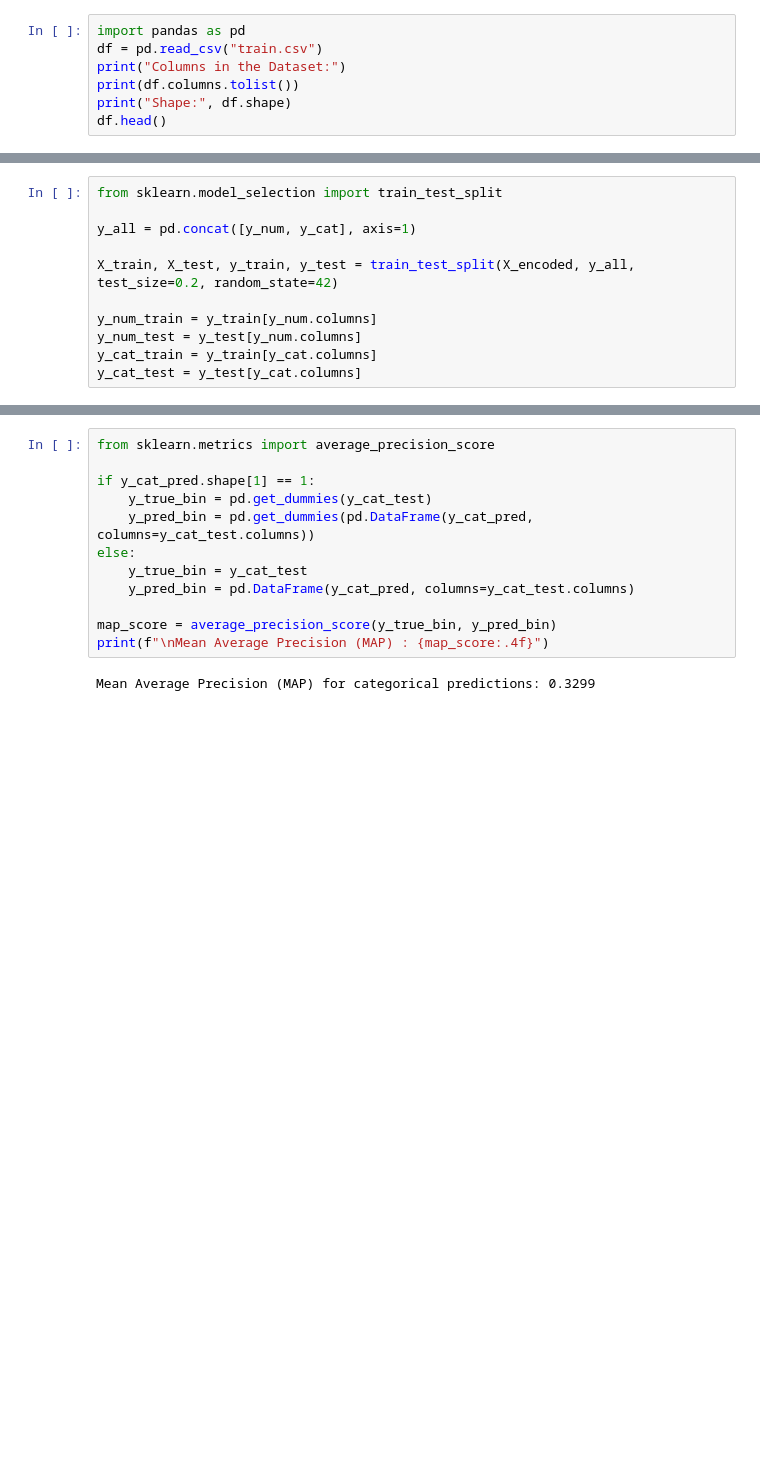
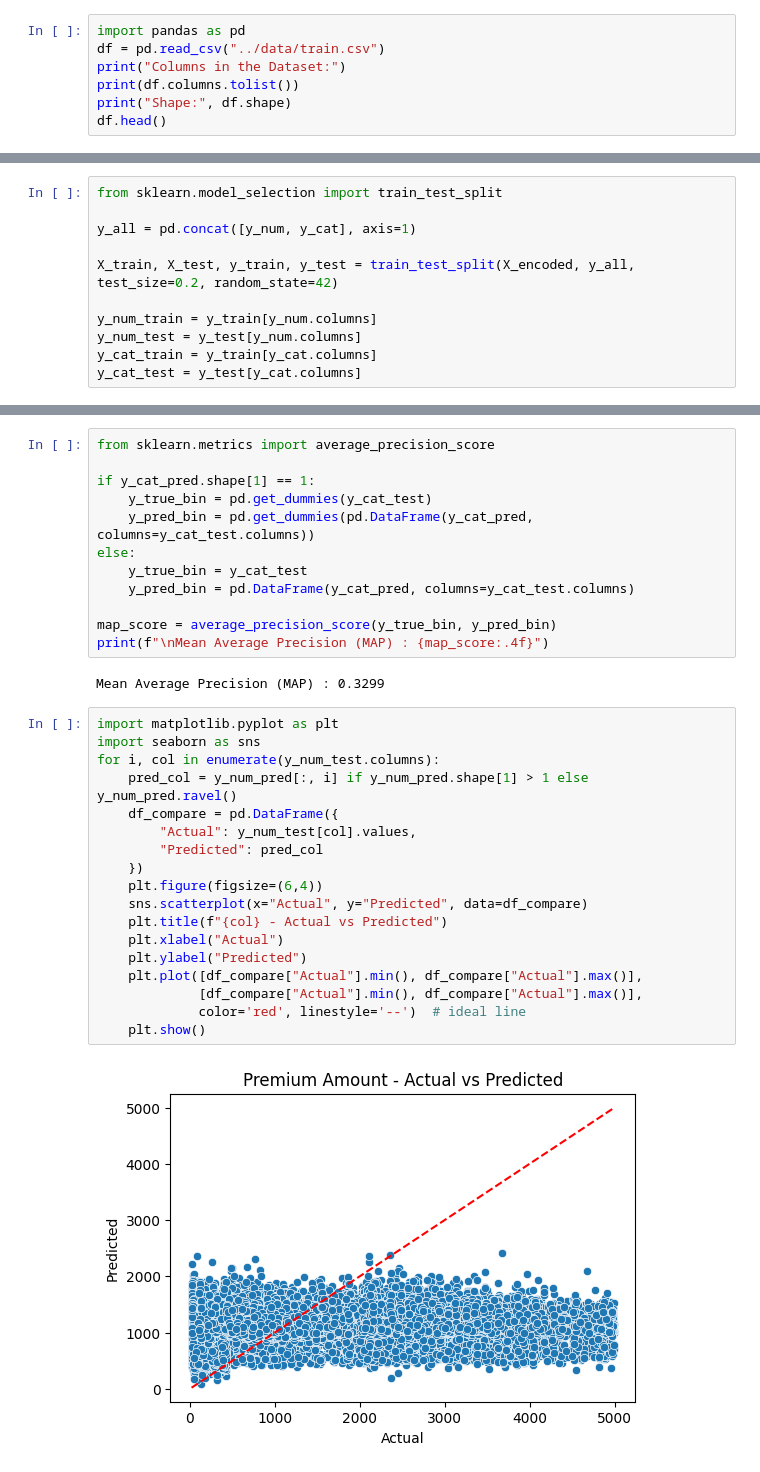
Before and after one commit to rajeshsawant98/cse-572-project-outliers, a Jupyter notebook: Model Selection/XGB.ipynb, the cells around one changed output, grey strips where cells are left out. Drawn from its saved outputs; the diff is of its cells as text; blank space fills up the shorter version.

```diff
--- a/Model Selection/XGB.ipynb
+++ b/Model Selection/XGB.ipynb
@@ -30,7 +21,7 @@ Using cached pytz-2025.2-py2.py3-none-any.whl (509 kB)
 joblib available
 # %%
 import pandas as pd
-df = pd.read_csv("train.csv")
+df = pd.read_csv("../data/train.csv")
 print("Columns in the Dataset:")
 print(df.columns.tolist())
 print("Shape:", df.shape)
@@ -271,4 +262,24 @@ else:
 map_score = average_precision_score(y_true_bin, y_pred_bin)
 print(f"\nMean Average Precision (MAP) : {map_score:.4f}")
 # %% [output]
-Mean Average Precision (MAP) for categorical predictions: 0.3299
+Mean Average Precision (MAP) : 0.3299
+# %%
+import matplotlib.pyplot as plt
+import seaborn as sns
+for i, col in enumerate(y_num_test.columns):
+    pred_col = y_num_pred[:, i] if y_num_pred.shape[1] > 1 else y_num_pred.ravel()
+    df_compare = pd.DataFrame({
+        "Actual": y_num_test[col].values,
+        "Predicted": pred_col
+    })
+    plt.figure(figsize=(6,4))
+    sns.scatterplot(x="Actual", y="Predicted", data=df_compare)
+    plt.title(f"{col} - Actual vs Predicted")
+    plt.xlabel("Actual")
+    plt.ylabel("Predicted")
+    plt.plot([df_compare["Actual"].min(), df_compare["Actual"].max()],
+             [df_compare["Actual"].min(), df_compare["Actual"].max()],
+             color='red', linestyle='--')  # ideal line
+    plt.show()
+# %% [output]
+[figure, added]
```
Also changed, not shown: parts of 8 cells of this notebook, 1 other file.
